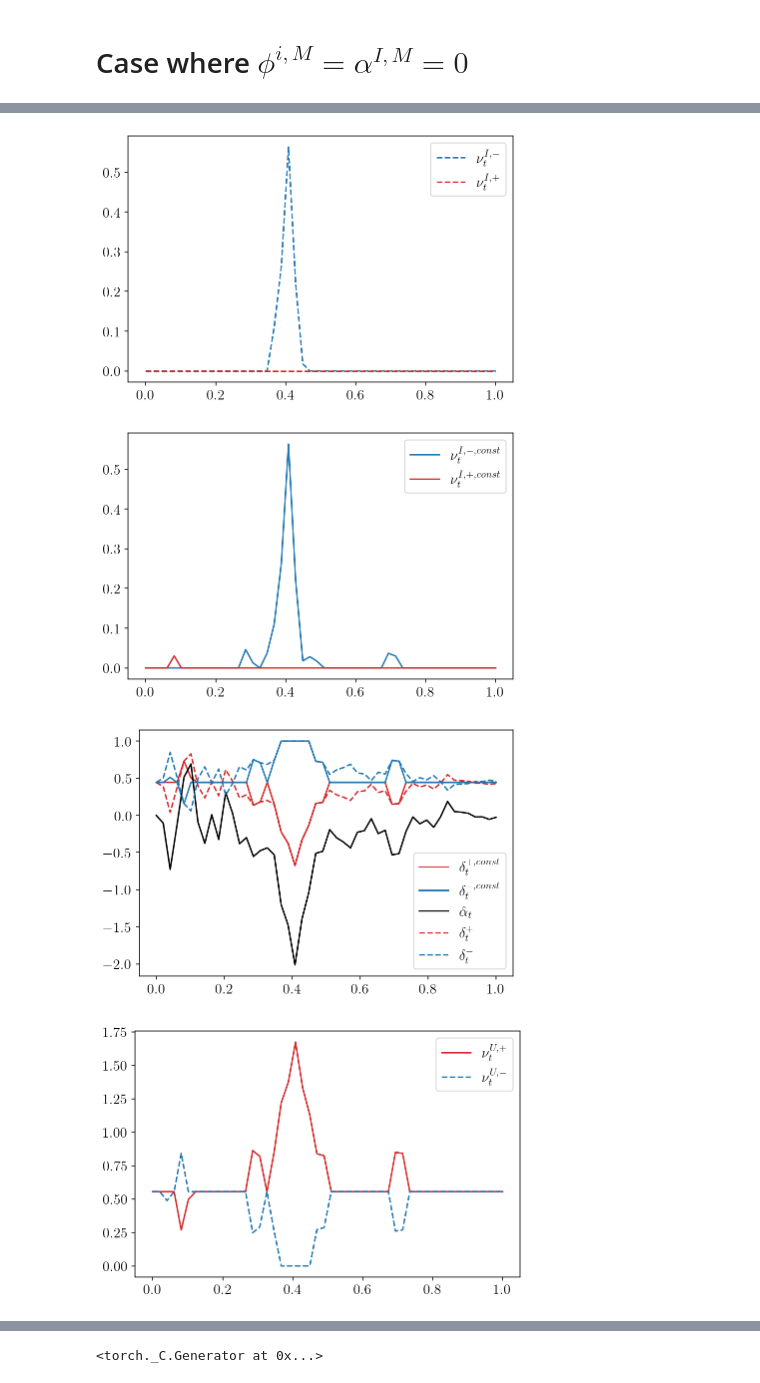
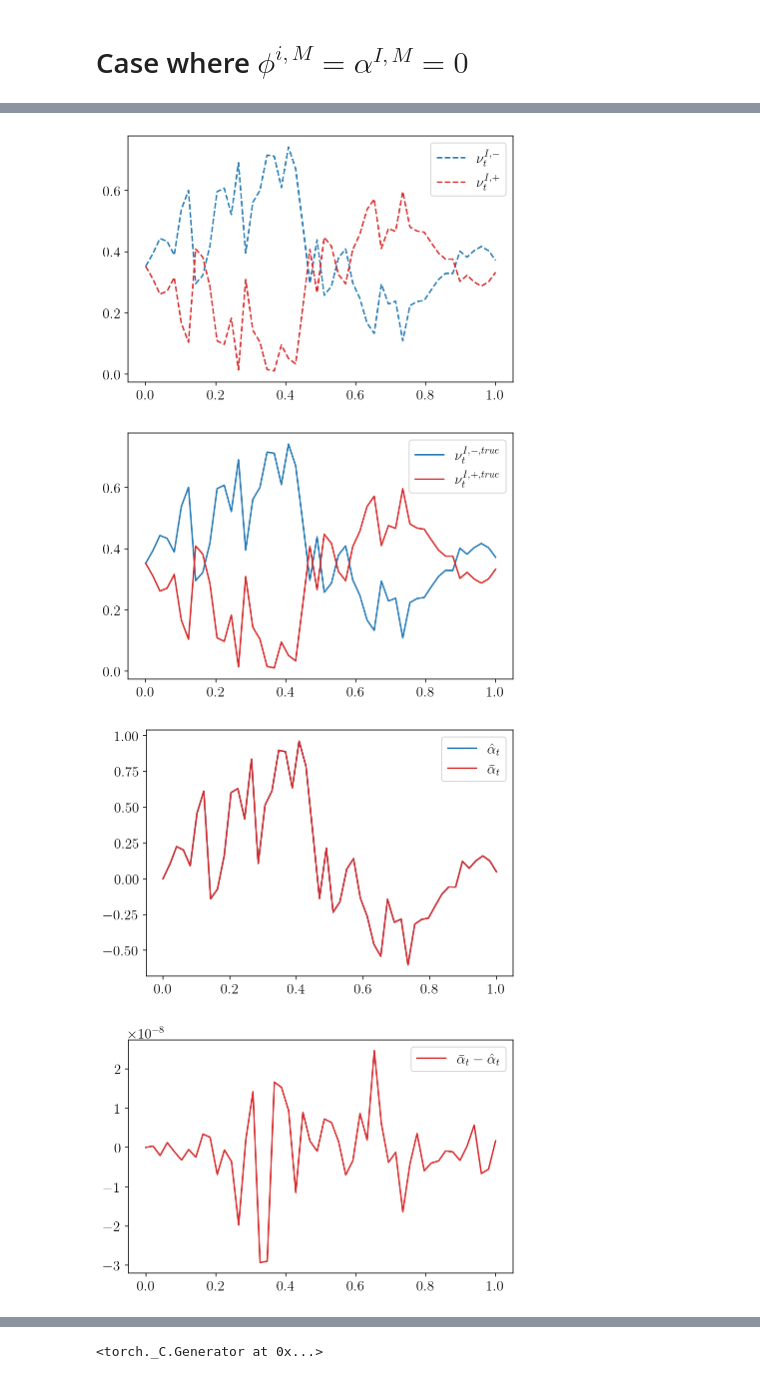
Before and after one commit to AdrienMathieu-eng/Nash-Equilibrium-, a Jupyter notebook: v2_FBSDE_nash.ipynb, the cells around one changed output, grey strips where cells are left out. Cells and saved outputs as stored; diff of their text form; code cells hidden in the pictures.

```diff
--- a/v2_FBSDE_nash.ipynb
+++ b/v2_FBSDE_nash.ipynb
@@ -686,6 +752,9 @@ def comput():
     nu_minus = np.zeros(N)
     delta_plus = np.zeros(N)
     delta_minus = np.zeros(N)
+    esp_alpha_hat = np.zeros(N)
+    noise_ZP_trunc = truncated_normal(N,1, -.5, .5)[0]
+
 
     for n in  range(n_iter):
         NP = nu_plus.copy()
@@ -694,8 +763,13 @@ def comput():
             nu_plus[t] = 1/(2*kappa_i) * max((-delta_plus[t] + alpha[t]*(1-np.exp(-eta_a*(T-time[t])))/eta_a),0)
             nu_minus[t] = 1/(2*kappa_i) * max((-delta_minus[t] - alpha[t]*(1-np.exp(-eta_a*(T-time[t])))/eta_a),0)
 
-            delta_plus[t] = (min((zeta)/k,beta*(NP[t]*f_i + (1-2*k*kappa_u*f_u)*(zeta+Z_t_plus[t]) + (nu_plus[t]+nu_minus[t]>0)*k*alpha[t]*(1-np.exp(-eta_a*(T-time[t])))/eta_a)))
-            delta_minus[t] = (min((zeta)/k,beta*(NM[t]*f_i + (1-2*k*kappa_u*f_u)*(zeta+Z_t_minus[t]) -(nu_plus[t]+nu_minus[t]>0)* k*alpha[t]*(1-np.exp(-eta_a*(T-time[t])))/eta_a)))
+            delta_plus[t] = (min((zeta)/k,beta*(NP[t]*f_i + (1-2*k*kappa_u*f_u)*(zeta+Z_t_plus[t]) + k*alpha[t]*(1-np.exp(-eta_a*(T-time[t])))/eta_a))) #+ k*noise_ZP_trunc[t]*max(V*(var_eps-NP[t]-NM[t]),0))
+            delta_minus[t] = (min((zeta)/k,beta*(NM[t]*f_i + (1-2*k*kappa_u*f_u)*(zeta+Z_t_minus[t]) - k*alpha[t]*(1-np.exp(-eta_a*(T-time[t])))/eta_a))) #-k*noise_ZP_trunc[t]*max(V*(var_eps-NP[t]-NM[t]),0))
+
+
+    for t in range(N):
+        esp_alpha_hat[t] =esp_alpha[t] +k*noise_ZP_trunc[t]*max(V*(var_eps-nu_plus[t]-nu_minus[t]),0)
+
 
 
     n_iter = 50
@@ -703,6 +777,7 @@ def comput():
     nu_minus_cop = np.zeros(N)
     delta_plus_cop = np.zeros(N)
     delta_minus_cop = np.zeros(N)
+
 
     for n in  range(n_iter):
         NP_cop = nu_plus_cop.copy()
@@ -713,10 +788,6 @@ def comput():
 
             delta_plus_cop[t] = (min((zeta)/k,beta*(NP_cop[t]*f_i + (1-2*k*kappa_u*f_u)*(zeta+Z_t_plus[t]) + k*alpha[t]*(1-np.exp(-eta_a*(T-time[t])))/eta_a)))
             delta_minus_cop[t] = (min((zeta)/k,beta*(NM_cop[t]*f_i + (1-2*k*kappa_u*f_u)*(zeta+Z_t_minus[t]) - k*alpha[t]*(1-np.exp(-eta_a*(T-time[t])))/eta_a)))
-
-
-
-
 
 
     nu_plus_s_iter=np.zeros(N)
@@ -764,10 +835,10 @@ def comput():
         Q_tot_U[t+1] = Q_tot_U[t] + Q_U[t]**2*dt
         Q_tot_M[t+1] = Q_tot_M[t] + Q_M[t]**2*dt
 
-    return nu_plus,nu_minus,delta_plus,delta_minus,S_t,Q_I,Q_M,Q_U,X_I,X_M,X_U,Q_tot_I,Q_tot_M,Q_tot_U,Z_t_plus,Z_t_minus,nu_plus_cop,nu_minus_cop,delta_plus_cop,delta_minus_cop,esp_alpha
+    return nu_plus,nu_minus,delta_plus,delta_minus,S_t,Q_I,Q_M,Q_U,X_I,X_M,X_U,Q_tot_I,Q_tot_M,Q_tot_U,Z_t_plus,Z_t_minus,nu_plus_cop,nu_minus_cop,delta_plus_cop,delta_minus_cop,esp_alpha,esp_alpha_hat,noise_ZP_trunc
 # %%
 time = np.linspace(0,T,N)
-nu_plus,nu_minus,delta_plus,delta_minus,S_t,_,_,_,_,_,_,_,_,_,Z_t_plus,Z_t_minus,nu_plus_cop,nu_minus_cop,delta_plus_cop,delta_minus_cop,esp_alpha = comput()
+nu_plus,nu_minus,delta_plus,delta_minus,S_t,_,_,_,_,_,_,_,_,_,Z_t_plus,Z_t_minus,nu_plus_cop,nu_minus_cop,delta_plus_cop,delta_minus_cop,esp_alpha,esp_alpha_hat,noise_ZP_trunc = comput()
 nu_U_plus = zeta*np.ones(N) - k*delta_plus + Z_t_plus
 nu_U_minus = zeta*np.ones(N) - k*delta_minus + Z_t_minus
 S_t_plus = S_t + delta_plus
@@ -775,8 +846,6 @@ S_t_minus = S_t - delta_minus
 
 plt.plot(time,nu_minus_cop, '--',label=r'$\nu_t^{I,-}$',color ='tab:blue')
 plt.plot(time,nu_plus_cop, '--',label=r'$\nu_t^{I,+}$',color ='tab:red')
-
-
 plt.legend()
 plt.tight_layout()
 #plt.savefig('figures/nu_I.pdf', dpi = 300, format = 'pdf')
@@ -784,9 +853,8 @@ plt.show()
 
 
 
-plt.plot(time,nu_minus, label=r'$\nu_t^{I,-,const}$',color ='tab:blue')
-plt.plot(time,nu_plus, label=r'$\nu_t^{I,+,const}$',color ='tab:red')
-
+plt.plot(time,nu_minus, label=r'$\nu_t^{I,-,true}$',color ='tab:blue')
+plt.plot(time,nu_plus, label=r'$\nu_t^{I,+,true}$',color ='tab:red')
 plt.legend()
 plt.tight_layout()
 #plt.savefig('figures/nu_I.pdf', dpi = 300, format = 'pdf')
@@ -801,46 +869,58 @@ plt.show()
 #plt.show()
 
 
+plt.plot(time,esp_alpha,label=r'$\hat{\alpha}_t$',color='tab:blue')
+plt.plot(time,esp_alpha_hat,label=r'$\bar{\alpha}_t$',color="tab:red")
+plt.legend()
+plt.tight_layout()
+plt.show()
+
+plt.plot(time,esp_alpha_hat-esp_alpha,label=r'$\bar{\alpha}_t-\hat{\alpha}_t$',color='tab:red')
+plt.legend()
+plt.tight_layout()
+plt.show()
+
+plt.plot(time,np.array(noise_ZP_trunc),label=r'$W_t^{tr}$',color='tab:red')
+plt.legend()
+plt.tight_layout()
+plt.show()
 
 
-
-plt.plot(time,delta_plus,label=r'$\delta_t^{+,const}$',color ='tab:red')
-plt.plot(time,delta_minus, label=r'$\delta_t^{-,const}$',color ='tab:blue')
-plt.plot(time,esp_alpha, label=r'$\hat{\alpha}_t$',color ='black')
-
+plt.plot(time,delta_plus,label=r'$\delta_t^{+,true}$',color ='tab:red')
+plt.plot(time,delta_minus, label=r'$\delta_t^{-,true}$',color ='tab:blue')
 plt.plot(time,delta_plus_cop,'--',label=r'$\delta_t^{+}$',color ='tab:red')
 plt.plot(time,delta_minus_cop,'--', label=r'$\delta_t^{-}$',color ='tab:blue')
 
 
 plt.legend()
 plt.tight_layout()
 #plt.savefig('figures/delta.pdf', dpi = 300, format = 'pdf')
 plt.show()
 
 plt.plot(time,nu_U_plus, label=r'$\nu_t^{U,+}$',color ='tab:red')
 plt.plot(time,nu_U_minus,'--', label=r'$\nu_t^{U,-}$',color ='tab:blue')
 plt.legend()
 plt.tight_layout()
 #plt.savefig('figures/nu_U.pdf', dpi = 300, format = 'pdf')
 plt.show()
 
 
 plt.plot(time,S_t,'--',label=r'$S_t$',color ='black')
 plt.plot(time,S_t_plus,label=r'$S_t^+$',color ='tab:blue')
 plt.plot(time,S_t_minus,label=r'$S_t^-$',color ='tab:red')
 plt.legend()
 plt.tight_layout()
 #plt.savefig('figures/S.pdf', dpi = 300, format = 'pdf')
 plt.show()
 
-plt.plot(time,Z_t_plus,label=r'$Z_t^+$', color ='tab:blue')
-plt.plot(time,Z_t_minus,'--', label=r'$Z_t^-$', color ='tab:red')
-plt.legend()
-plt.tight_layout()
+#plt.plot(time,Z_t_plus,label=r'$Z_t^+$', color ='tab:blue')
+#plt.plot(time,Z_t_minus,'--', label=r'$Z_t^-$', color ='tab:red')
+#plt.legend()
+#plt.tight_layout()
 #plt.savefig('figures/Z.pdf', dpi = 300, format = 'pdf')
-plt.show()
+#plt.show()
 # %% [output]
-[figure, old version]
+[figure, new version]
-[figure, old version]
+[figure, new version]
-[figure, old version]
+[figure, new version]
-[figure, old version]
+[figure, new version]
```
Also changed, not shown: parts of 10 cells of this notebook.
